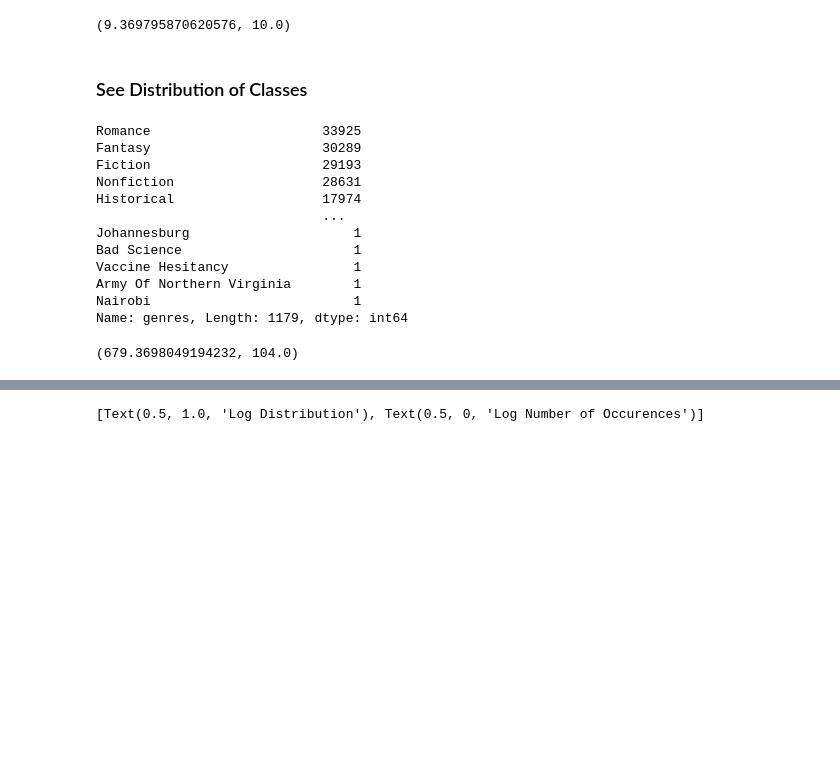
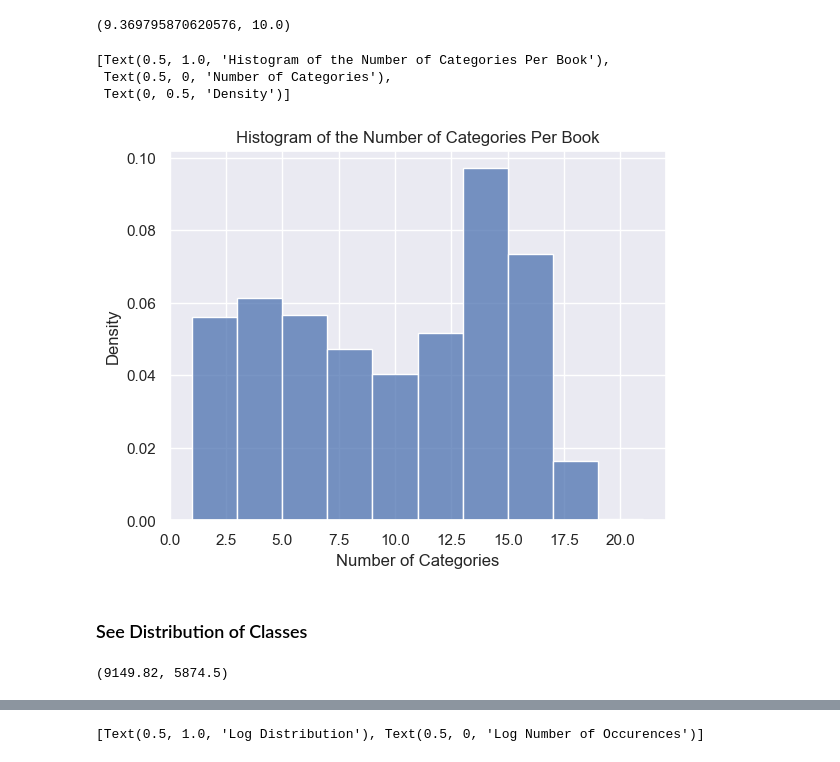
Before and after one commit to haleyej/SI_370_project, a Jupyter notebook: model.ipynb, the cells around one changed output, grey strips where cells are left out. Cells and saved outputs as stored; diff of their text form; code cells hidden in the pictures; blank space fills up the shorter version.

```diff
--- a/model.ipynb
+++ b/model.ipynb
@@ -30,10 +32,21 @@ df.head()
 df = df.dropna(subset = ['desc', 'genre'])
 # %%
 df['genres'] = df.genre.apply(lambda s: str(s).split(","))
+# %%
+df['desc_cleaned'] = df.desc.str.lower()
 # %%
 df.genres.apply(len).mean(), df.genres.apply(len).median()
 # %% [output]
 (9.369795870620576, 10.0)
+# %%
+f = sns.histplot(df.genres.apply(len), stat = 'density', binwidth = 2)
+f.set(title = 'Histogram of the Number of Categories Per Book', xlabel = 'Number of Categories',
+      ylabel = 'Density')
+# %% [output]
+[Text(0.5, 1.0, 'Histogram of the Number of Categories Per Book'),
+ Text(0.5, 0, 'Number of Categories'),
+ Text(0, 0.5, 'Density')]
+[figure, added]
 # %%
 all_genres = df.explode("genres")
 # %% [markdown]
@@ -44,19 +56,4 @@ common_genres = genre_counts[genre_counts >= 20]
-# %%
-genre_counts
-# %% [output]
-Romance                      33925
-Fantasy                      30289
-Fiction                      29193
-Nonfiction                   28631
-Historical                   17974
-                             ...
-Johannesburg                     1
-Bad Science                      1
-Vaccine Hesitancy                1
-Army Of Northern Virginia        1
-Nairobi                          1
-Name: genres, Length: 1179, dtype: int64
 # %%
 genre_counts.mean(), genre_counts.median()
 # %% [output]
-(679.3698049194232, 104.0)
+(9149.82, 5874.5)
```
Also changed, not shown: parts of 21 cells of this notebook, 1 other file.
